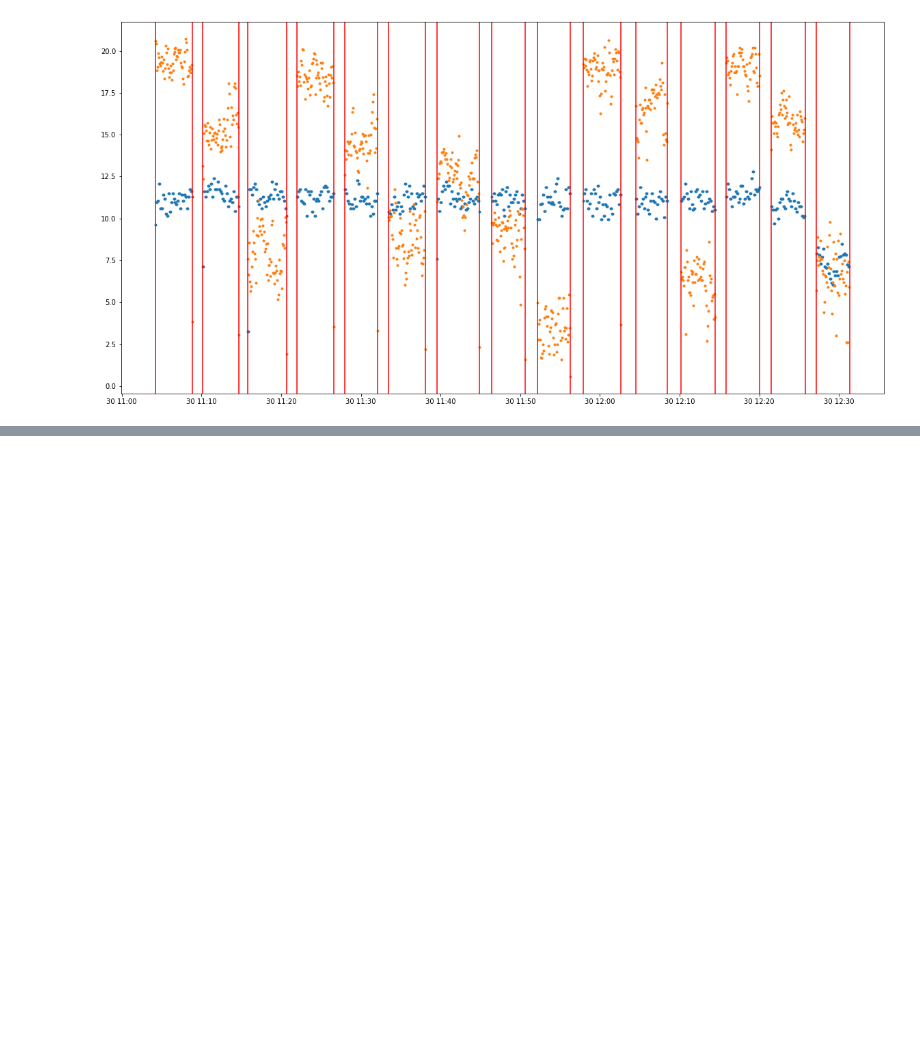
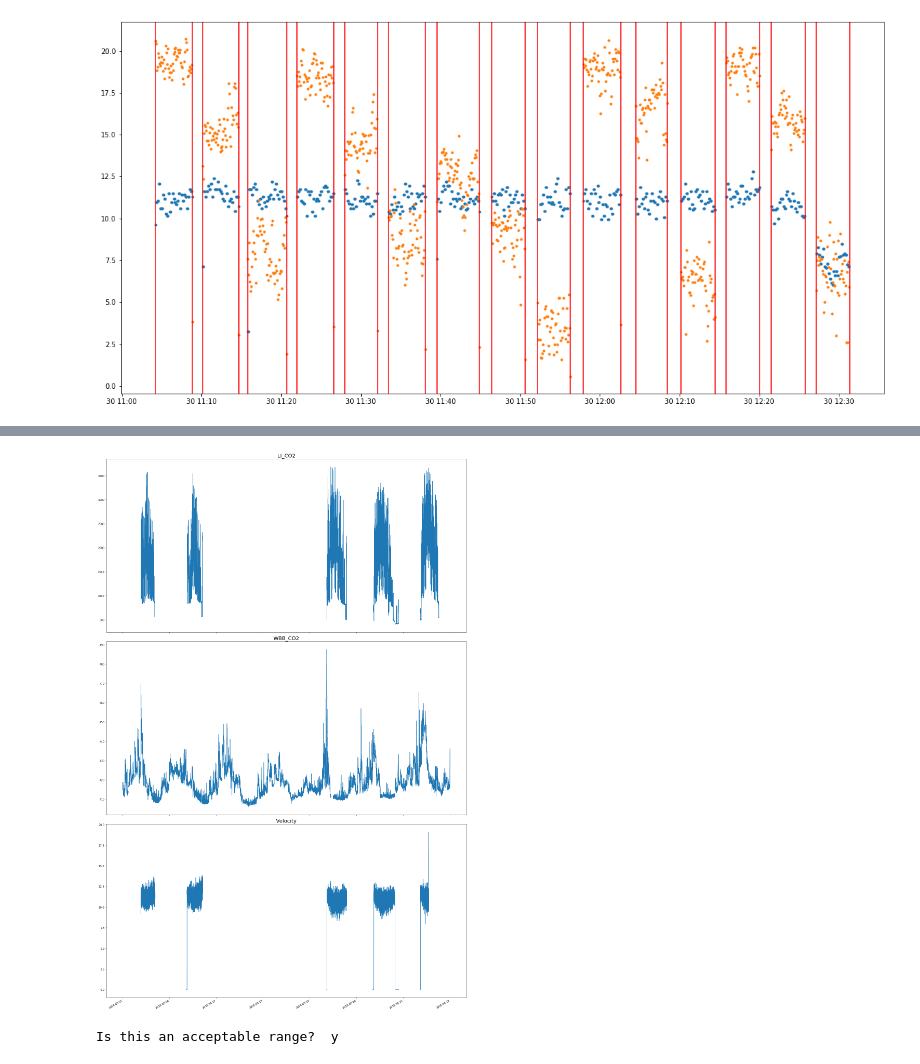
Before and after one commit to agmeyer4/CO2_Eddy, a Jupyter notebook: Mass_Flux.ipynb, the cells around one changed output, grey strips where cells are left out. Drawn from its saved outputs; the diff is of its cells as text; code cells hidden in the pictures; blank space fills up the shorter version.

```diff
--- a/Mass_Flux.ipynb
+++ b/Mass_Flux.ipynb
@@ -231,0 +161,32 @@ Is this an acceptable range?  y
+# %%
+pd.options.display.max_rows = 999
+df = df.loc[df['PN']>.99]
+calc = df.groupby('PN').mean().drop(['EPOCH_TIME','val'],axis=1)
+calc['Q'] = calc['Kestral_Vel']*calc['Area']
+# %%
+df = pd.concat([LI_dsamp,Vent,Wbb],axis=1)
+df['Q'] = float('NaN')
+df.loc[df['Velocity']>0.0,['Q']]=calc['Q'].sum()
+df.loc[df['Velocity']==0.0,['Q']]=0.0
+# %%
+def moving_mass_flow(concat_df):
+    df = concat_df.copy()
+    R = 8.3145
+    P = 85194.46
+    T = df['Temp_1']+273
+    df['Excess'] = df['LI_CO2'] - df['WBB_CO2']
+    Excess = df['Excess']
+    C_v = Excess*10**(-6)
+    M_m = 44.01
+    C_m = P*C_v*M_m/(R*T)
+    Q = df['Q']
+    df['m_dot'] = Q*C_m
+
+    return df
+# %%
+mass = moving_mass_flow(df)
+# %%
+m = plot_refinement_all([[mass,'Corrected_DT','LI_CO2'],[mass,'Corrected_DT','WBB_CO2'],[mass,'Corrected_DT','Velocity']],'separate')
+# %% [output]
+[figure, added]
+Is this an acceptable range?  y
```
Also changed, not shown: parts of 13 cells of this notebook, 7 other files.
